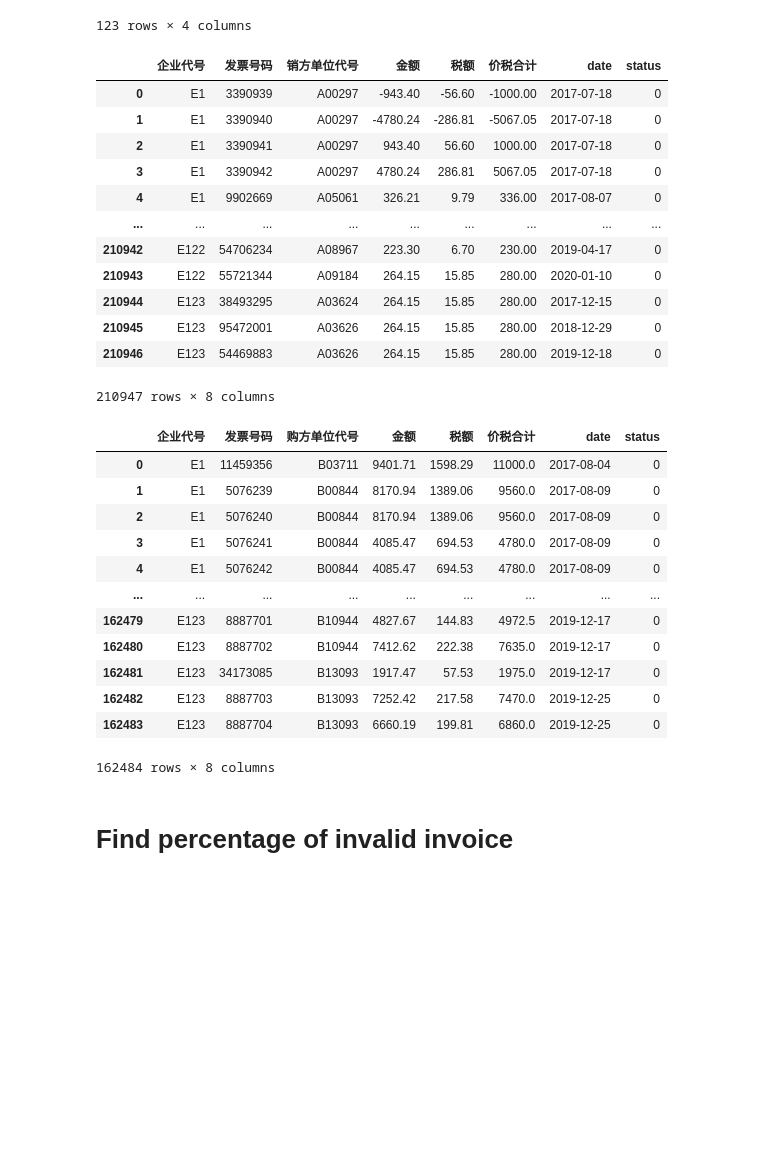
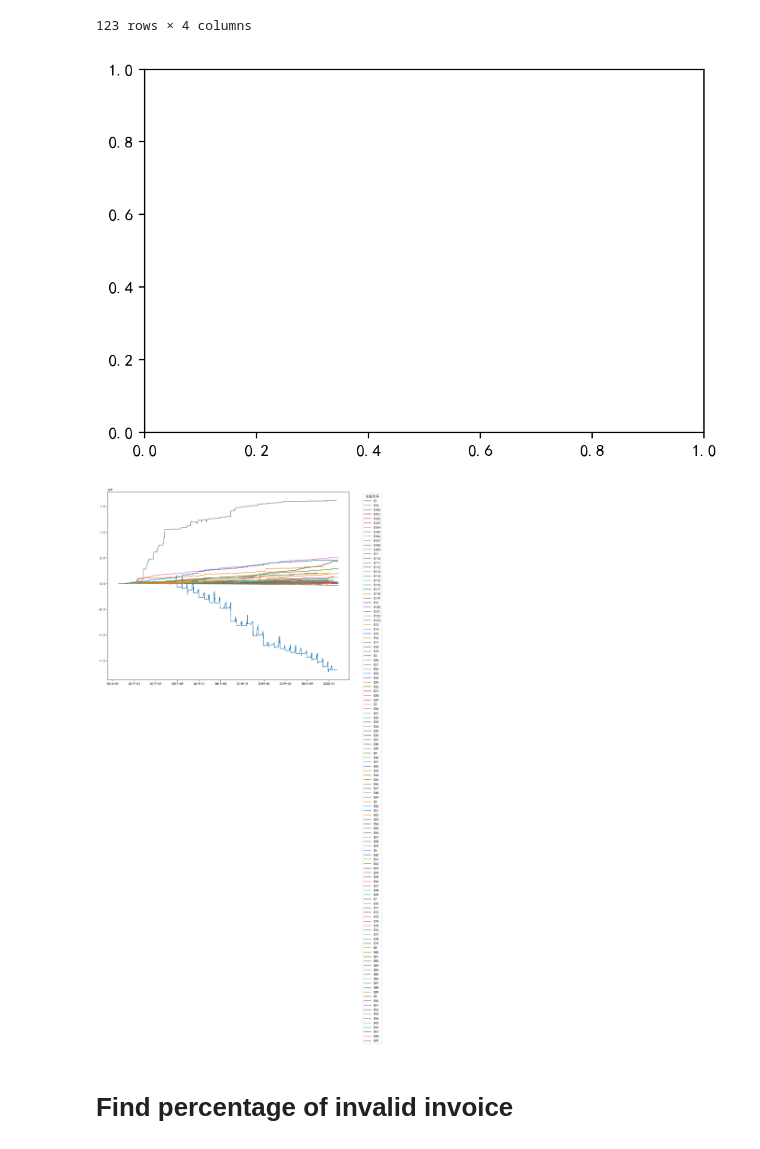
Before and after one commit to tjysdsg/Math-modeling-cup, a Jupyter notebook: eda.ipynb, the cells around one changed output. Saved outputs shown, nothing was run; the diff lists cells and outputs as text; code cells hidden in the pictures; blank space fills up the shorter version.

Commit message:
Add deposit plot

```diff
--- a/eda.ipynb
+++ b/eda.ipynb
@@ -2,6 +2,12 @@
 import numpy as np
 import pandas as pd
 import matplotlib.pyplot as plt
+import matplotlib as mpl
+%matplotlib inline
+mpl.rcParams['figure.dpi']= 200
+mpl.rc("savefig", dpi=200)
+plt.rcParams['font.sans-serif']=['SimHei']
+plt.rcParams['axes.unicode_minus']=False
 from datetime import date
 # %%
 enterprise_info = pd.read_csv('data/1_info.csv')
@@ -39,38 +45,26 @@ def preprocess(df: pd.DataFrame):
 
 
 invoice_in = preprocess(pd.read_csv('data/1_in.csv'))
-invoice_in
+invoice_out = preprocess(pd.read_csv('data/1_out.csv'))
-# %% [output]
-|  | 企业代号 | 发票号码 | 销方单位代号 | 金额 | 税额 | 价税合计 | date | status |
-| 0 | E1 | 3390939 | A00297 | -943.40 | -56.60 | -1000.00 | 2017-07-18 | 0 |
-| 1 | E1 | 3390940 | A00297 | -4780.24 | -286.81 | -5067.05 | 2017-07-18 | 0 |
-| 2 | E1 | 3390941 | A00297 | 943.40 | 56.60 | 1000.00 | 2017-07-18 | 0 |
-| 3 | E1 | 3390942 | A00297 | 4780.24 | 286.81 | 5067.05 | 2017-07-18 | 0 |
-| 4 | E1 | 9902669 | A05061 | 326.21 | 9.79 | 336.00 | 2017-08-07 | 0 |
-| ... | ... | ... | ... | ... | ... | ... | ... | ... |
-| 210942 | E122 | 54706234 | A08967 | 223.30 | 6.70 | 230.00 | 2019-04-17 | 0 |
-| 210943 | E122 | 55721344 | A09184 | 264.15 | 15.85 | 280.00 | 2020-01-10 | 0 |
-| 210944 | E123 | 38493295 | A03624 | 264.15 | 15.85 | 280.00 | 2017-12-15 | 0 |
-| 210945 | E123 | 95472001 | A03626 | 264.15 | 15.85 | 280.00 | 2018-12-29 | 0 |
-| 210946 | E123 | 54469883 | A03626 | 264.15 | 15.85 | 280.00 | 2019-12-18 | 0 |
-210947 rows × 8 columns
-# %%
-invoice_out = preprocess(pd.read_csv('data/1_out.csv'))
-invoice_out
-# %% [output]
-|  | 企业代号 | 发票号码 | 购方单位代号 | 金额 | 税额 | 价税合计 | date | status |
-| 0 | E1 | 11459356 | B03711 | 9401.71 | 1598.29 | 11000.0 | 2017-08-04 | 0 |
-| 1 | E1 | 5076239 | B00844 | 8170.94 | 1389.06 | 9560.0 | 2017-08-09 | 0 |
-| 2 | E1 | 5076240 | B00844 | 8170.94 | 1389.06 | 9560.0 | 2017-08-09 | 0 |
-| 3 | E1 | 5076241 | B00844 | 4085.47 | 694.53 | 4780.0 | 2017-08-09 | 0 |
-| 4 | E1 | 5076242 | B00844 | 4085.47 | 694.53 | 4780.0 | 2017-08-09 | 0 |
-| ... | ... | ... | ... | ... | ... | ... | ... | ... |
-| 162479 | E123 | 8887701 | B10944 | 4827.67 | 144.83 | 4972.5 | 2019-12-17 | 0 |
-| 162480 | E123 | 8887702 | B10944 | 7412.62 | 222.38 | 7635.0 | 2019-12-17 | 0 |
-| 162481 | E123 | 34173085 | B13093 | 1917.47 | 57.53 | 1975.0 | 2019-12-17 | 0 |
-| 162482 | E123 | 8887703 | B13093 | 7252.42 | 217.58 | 7470.0 | 2019-12-25 | 0 |
-| 162483 | E123 | 8887704 | B13093 | 6660.19 | 199.81 | 6860.0 | 2019-12-25 | 0 |
-162484 rows × 8 columns
+# %%
+cost = invoice_in[invoice_in['status'] == 0][['企业代号', '金额', 'date']]
+income = invoice_out[invoice_out['status'] == 0][['企业代号', '金额', 'date']]
+cost['金额'] = -invoice_in['金额']
+
+df = pd.concat([cost, income])
+df = df.sort_values('date')
+ax = plt.subplot()
+groups = df.groupby('企业代号')
+legend_handles = []
+plt.figure(figsize=(12.80, 10.24))
+for name, data in groups:
+    hdl, = plt.plot(data['date'], data['金额'].cumsum(), label=name)
+    legend_handles.append(hdl)
+plt.legend(handles=legend_handles, title='企业代号', bbox_to_anchor=(1.05, 1), loc='upper left')
+plt.savefig('deposit.png')
+# %% [output]
+[figure, added]
+[figure, added]
 # %% [markdown]
 # Find percentage of invalid invoice
 # %%
```
Also changed, not shown: 1 other file.
